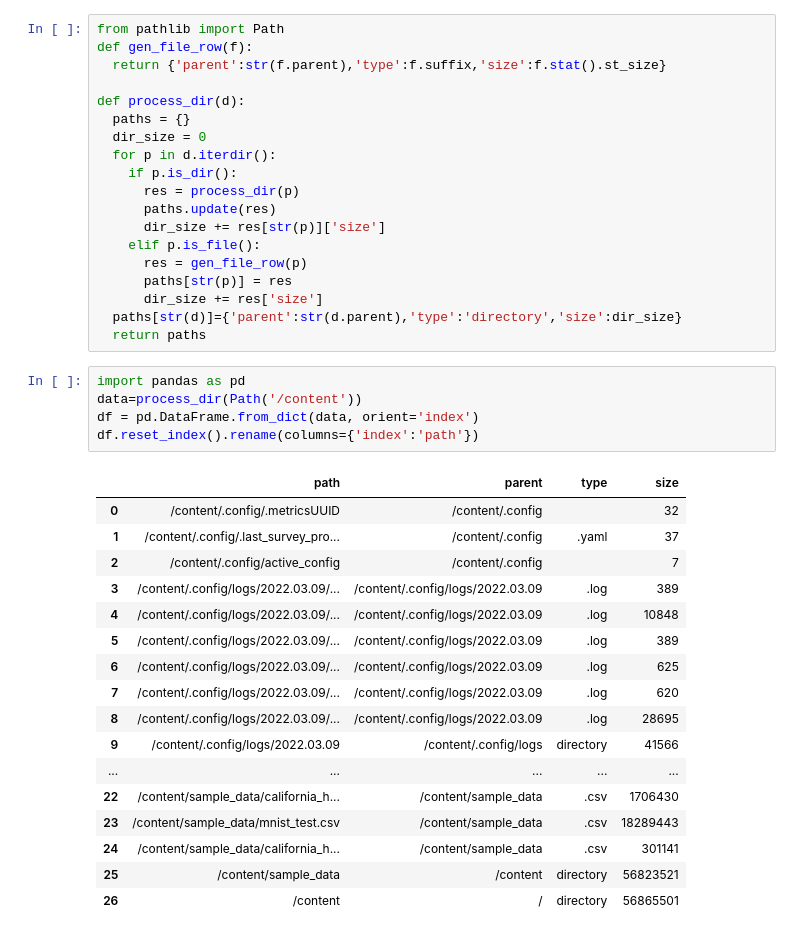
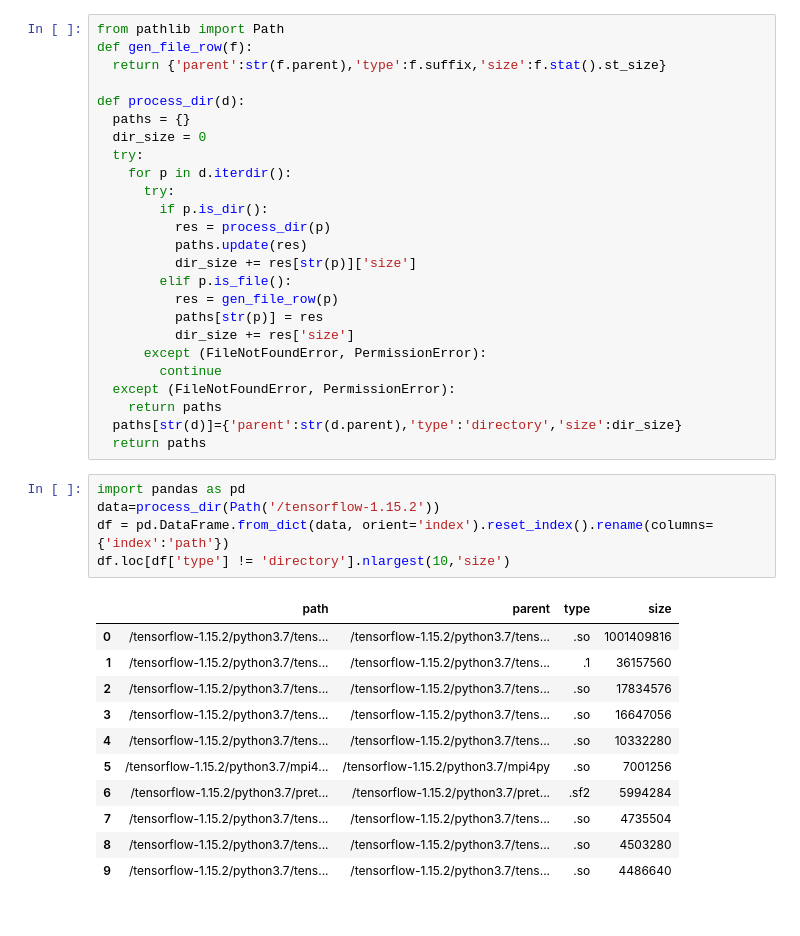
Before and after one commit to JeffHCross/PyDirTreemap, a Jupyter notebook: PyDirTreeMap.ipynb, the cells around one changed output. Drawn from its saved outputs; the diff is of its cells as text.

Commit message:
Update to handle exceptions, revise DataFrame display

```diff
--- a/PyDirTreeMap.ipynb
+++ b/PyDirTreeMap.ipynb
@@ -6,38 +6,38 @@ def gen_file_row(f):
 def process_dir(d):
   paths = {}
   dir_size = 0
-  for p in d.iterdir():
-    if p.is_dir():
-      res = process_dir(p)
-      paths.update(res)
-      dir_size += res[str(p)]['size']
-    elif p.is_file():
-      res = gen_file_row(p)
-      paths[str(p)] = res
-      dir_size += res['size']
+  try:
+    for p in d.iterdir():
+      try:
+        if p.is_dir():
+          res = process_dir(p)
+          paths.update(res)
+          dir_size += res[str(p)]['size']
+        elif p.is_file():
+          res = gen_file_row(p)
+          paths[str(p)] = res
+          dir_size += res['size']
+      except (FileNotFoundError, PermissionError):
+        continue
+  except (FileNotFoundError, PermissionError):
+    return paths
   paths[str(d)]={'parent':str(d.parent),'type':'directory','size':dir_size}
   return paths
 # %%
 import pandas as pd
-data=process_dir(Path('/content'))
-df = pd.DataFrame.from_dict(data, orient='index')
-df.reset_index().rename(columns={'index':'path'})
+data=process_dir(Path('/tensorflow-1.15.2'))
+df = pd.DataFrame.from_dict(data, orient='index').reset_index().rename(columns={'index':'path'})
+df.loc[df['type'] != 'directory'].nlargest(10,'size')
 # %% [output]
 |  | path | parent | type | size |
-| 0 | /content/.config/.metricsUUID | /content/.config |  | 32 |
-| 1 | /content/.config/.last_survey_pro... | /content/.config | .yaml | 37 |
-| 2 | /content/.config/active_config | /content/.config |  | 7 |
-| 3 | /content/.config/logs/2022.03.09/... | /content/.config/logs/2022.03.09 | .log | 389 |
-| 4 | /content/.config/logs/2022.03.09/... | /content/.config/logs/2022.03.09 | .log | 10848 |
-| 5 | /content/.config/logs/2022.03.09/... | /content/.config/logs/2022.03.09 | .log | 389 |
-| 6 | /content/.config/logs/2022.03.09/... | /content/.config/logs/2022.03.09 | .log | 625 |
-| 7 | /content/.config/logs/2022.03.09/... | /content/.config/logs/2022.03.09 | .log | 620 |
-| 8 | /content/.config/logs/2022.03.09/... | /content/.config/logs/2022.03.09 | .log | 28695 |
-| 9 | /content/.config/logs/2022.03.09 | /content/.config/logs | directory | 41566 |
-| ... | ... | ... | ... | ... |
-| 22 | /content/sample_data/california_h... | /content/sample_data | .csv | 1706430 |
-| 23 | /content/sample_data/mnist_test.csv | /content/sample_data | .csv | 18289443 |
-| 24 | /content/sample_data/california_h... | /content/sample_data | .csv | 301141 |
-| 25 | /content/sample_data | /content | directory | 56823521 |
-| 26 | /content | / | directory | 56865501 |
+| 0 | /tensorflow-1.15.2/python3.7/tens... | /tensorflow-1.15.2/python3.7/tens... | .so | 1001409816 |
+| 1 | /tensorflow-1.15.2/python3.7/tens... | /tensorflow-1.15.2/python3.7/tens... | .1 | 36157560 |
+| 2 | /tensorflow-1.15.2/python3.7/tens... | /tensorflow-1.15.2/python3.7/tens... | .so | 17834576 |
+| 3 | /tensorflow-1.15.2/python3.7/tens... | /tensorflow-1.15.2/python3.7/tens... | .so | 16647056 |
+| 4 | /tensorflow-1.15.2/python3.7/tens... | /tensorflow-1.15.2/python3.7/tens... | .so | 10332280 |
+| 5 | /tensorflow-1.15.2/python3.7/mpi4... | /tensorflow-1.15.2/python3.7/mpi4py | .so | 7001256 |
+| 6 | /tensorflow-1.15.2/python3.7/pret... | /tensorflow-1.15.2/python3.7/pret... | .sf2 | 5994284 |
+| 7 | /tensorflow-1.15.2/python3.7/tens... | /tensorflow-1.15.2/python3.7/tens... | .so | 4735504 |
+| 8 | /tensorflow-1.15.2/python3.7/tens... | /tensorflow-1.15.2/python3.7/tens... | .so | 4503280 |
+| 9 | /tensorflow-1.15.2/python3.7/tens... | /tensorflow-1.15.2/python3.7/tens... | .so | 4486640 |
 # %%
```
Also changed, not shown: parts of 1 cell of this notebook.
